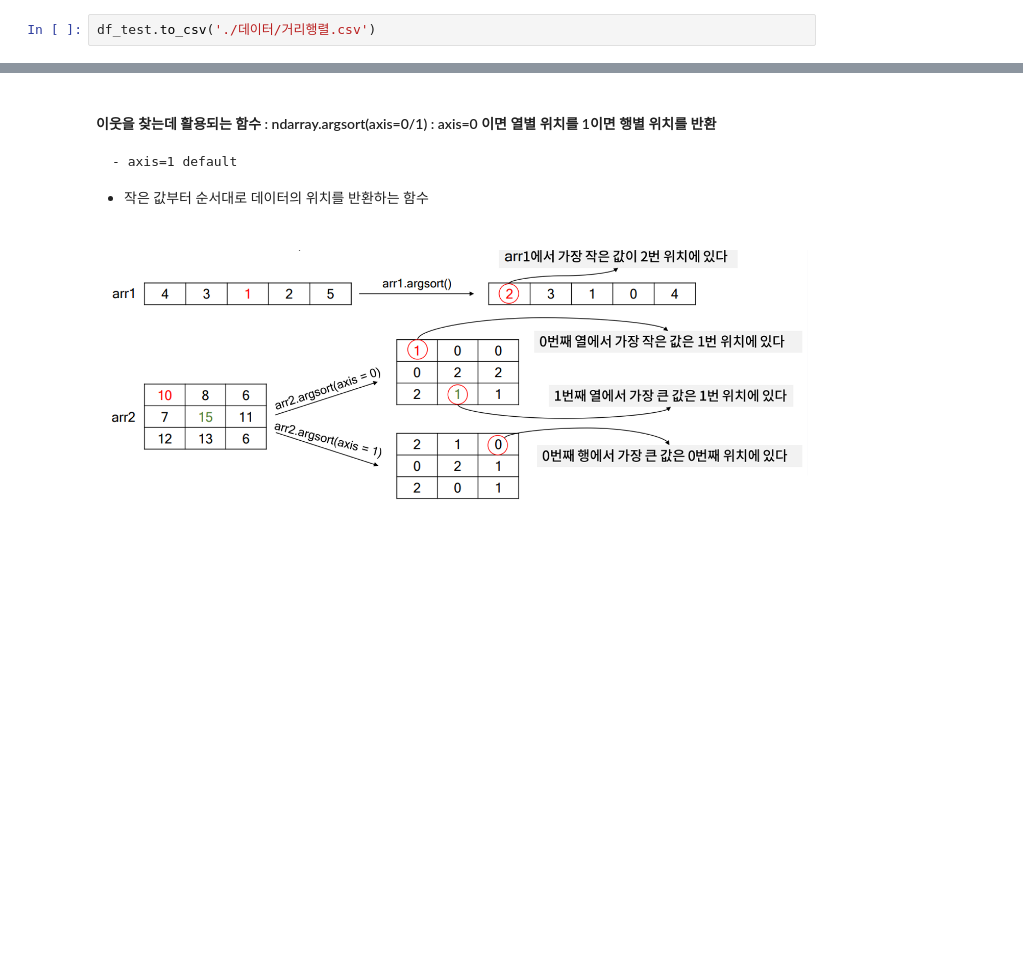
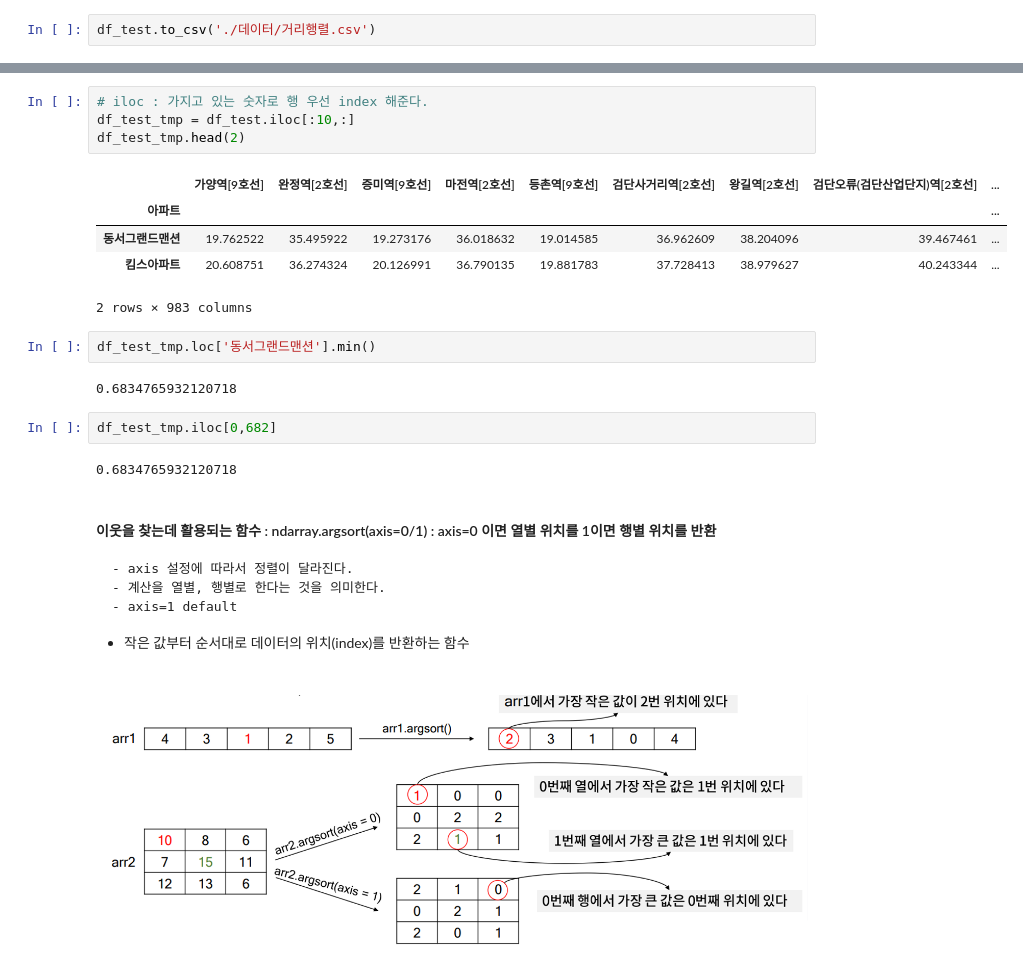
Before and after one commit to gherwt/TIL, a Jupyter notebook: kDT30/DATA ANALIYSIS/강의 자료 정리/머신러닝 전처리/01_거리기반의 데이터 병합.ipynb, the cells around one changed output, grey strips where cells are left out. Cells and saved outputs as stored; diff of their text form; blank space fills up the shorter version.

```diff
--- a/kDT30/DATA ANALIYSIS/강의 자료 정리/머신러닝 전처리/01_거리기반의 데이터 병합.ipynb
+++ b/kDT30/DATA ANALIYSIS/강의 자료 정리/머신러닝 전처리/01_거리기반의 데이터 병합.ipynb
@@ -200,7 +224,27 @@ df_test.to_csv('./데이터/거리행렬.csv')
+# %%
+# iloc : 가지고 있는 숫자로 행 우선 index 해준다.
+df_test_tmp = df_test.iloc[:10,:]
+df_test_tmp.head(2)
+# %% [output]
+|  | 가양역[9호선] | 완정역[2호선] | 증미역[9호선] | 마전역[2호선] | 등촌역[9호선] | 검단사거리역[2호선] | 왕길역[2호선] | 검단오류(검단산업단지)역[2호선] | ... |
+| 아파트 |  |  |  |  |  |  |  |  | ... |
+| 동서그랜드맨션 | 19.762522 | 35.495922 | 19.273176 | 36.018632 | 19.014585 | 36.962609 | 38.204096 | 39.467461 | ... |
+| 킴스아파트 | 20.608751 | 36.274324 | 20.126991 | 36.790135 | 19.881783 | 37.728413 | 38.979627 | 40.243344 | ... |
+2 rows × 983 columns
+# %%
+df_test_tmp.loc['동서그랜드맨션'].min()
+# %% [output]
+0.6834765932120718
+# %%
+df_test_tmp.iloc[0,682]
+# %% [output]
+0.6834765932120718
 # %% [markdown]
 #### 이웃을 찾는데 활용되는 함수 : ndarray.argsort(axis=0/1) : axis=0 이면 열별 위치를 1이면 행별 위치를 반환
+    - axis 설정에 따라서 정렬이 달라진다.
+    - 계산을 열별, 행별로 한다는 것을 의미한다.
     - axis=1 default
 
-- 작은 값부터 순서대로 데이터의 위치를 반환하는 함수
+- 작은 값부터 순서대로 데이터의 위치(index)를 반환하는 함수
 
 ![image.png](attachment:image.png)
```
Also changed, not shown: parts of 27 cells of this notebook, 2 other files.
